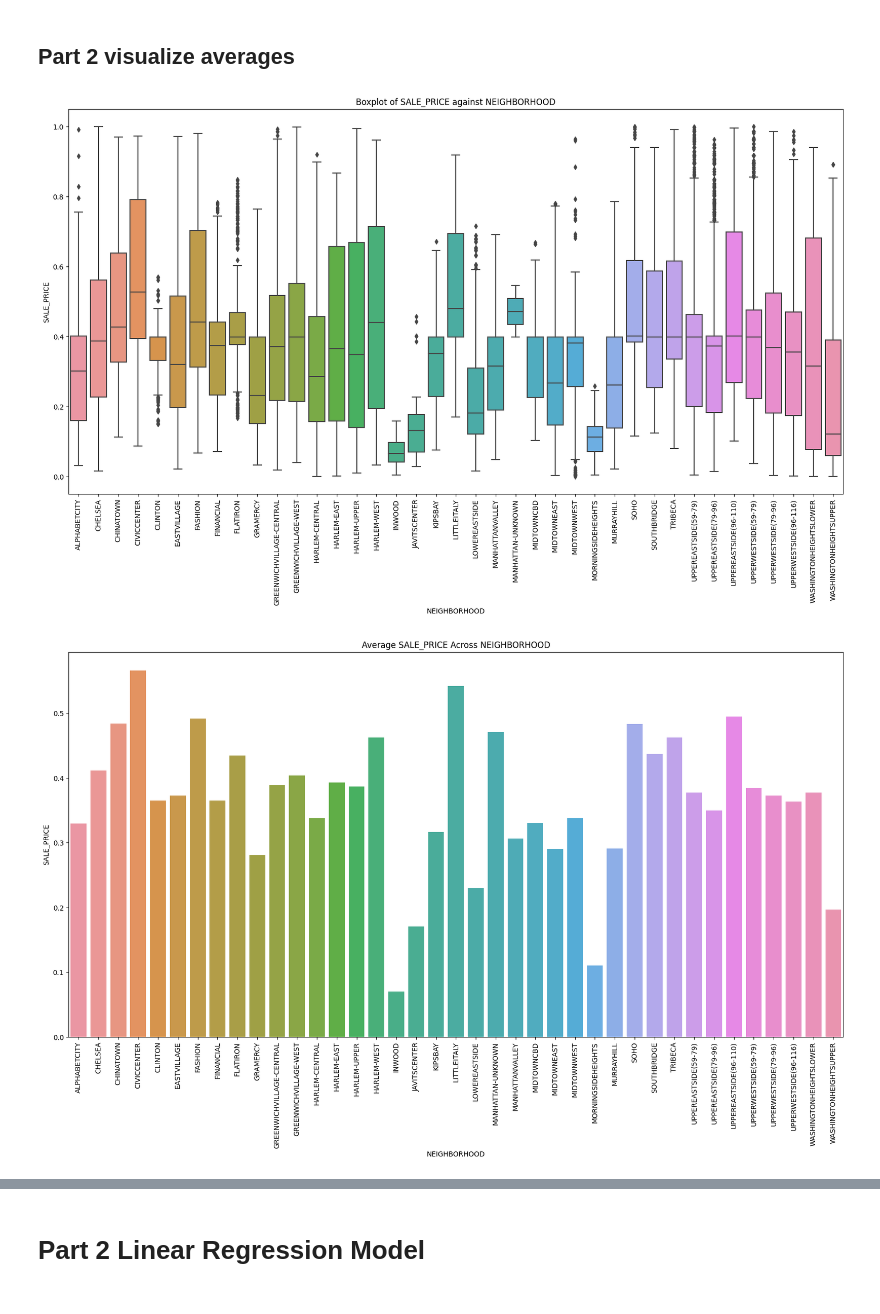
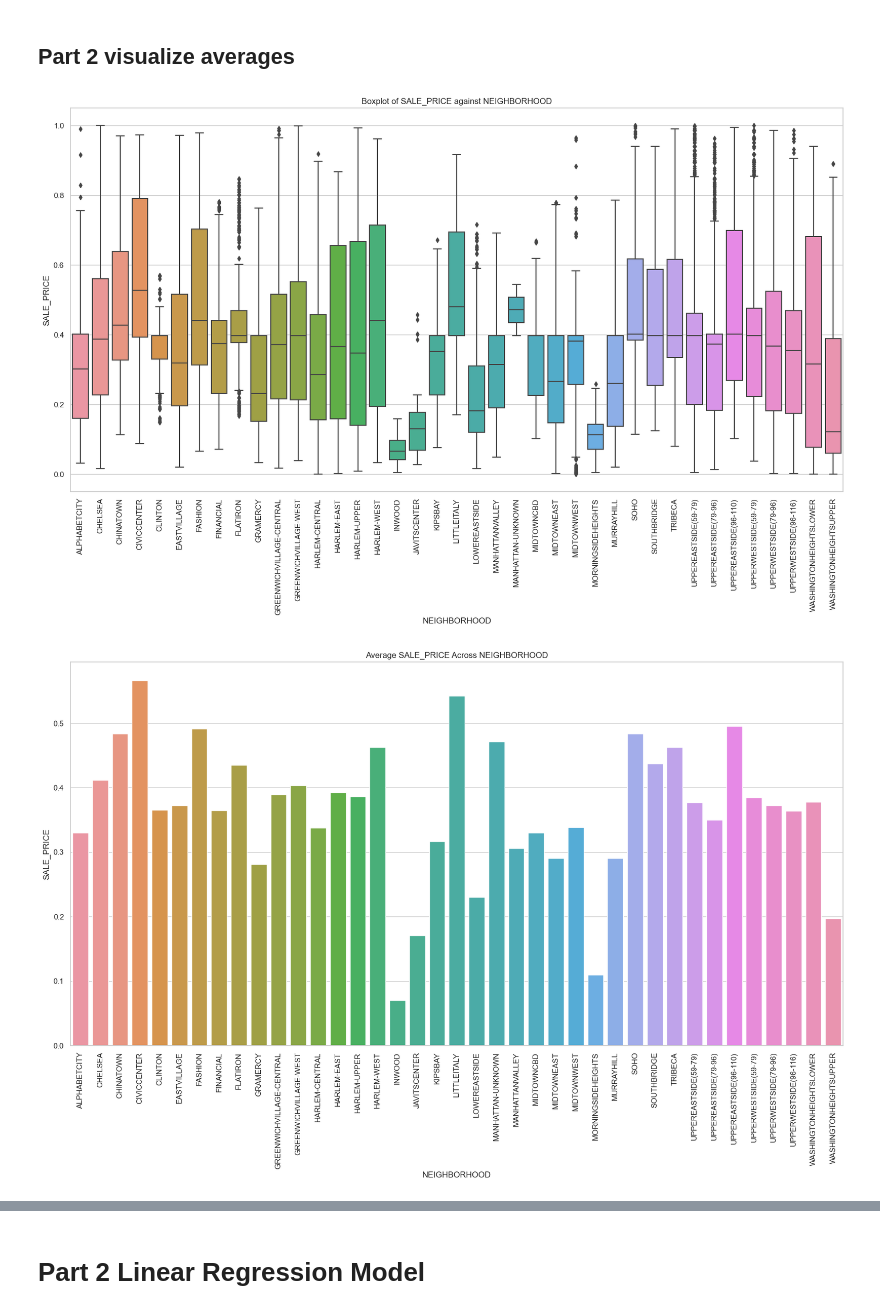
Before and after one commit to ZachLSoftware/BigData_CW, a Jupyter notebook: main_Complete.ipynb, the cells around one changed output, grey strips where cells are left out. Saved outputs shown, nothing was run; the diff lists cells and outputs as text; code cells hidden in the pictures.

Commit message:
Added a few visualizations and added a data table for Clusters

```diff
--- a/main_Complete.ipynb
+++ b/main_Complete.ipynb
@@ -125,6 +125,9 @@ def iterativeImputations(df, columns):
 # %% [markdown]
 <h1>Graphing Functions</h1>
 # %%
+#Sets a whitegrid for all plots
+sns.set(style='whitegrid')
+
 """Creates a boxplot against any two columns"""
 def boxPlot(df, y, x):
     plt.figure(figsize=[20,10])
@@ -186,7 +189,7 @@ def regressionFitNumerical(df, target, column):
     predicted=model.predict(df[column])
     plt.plot(df[column],df[target], 'bo')
     plt.plot(df[column], predicted, 'r-', linewidth=2)
-    #plt.title('Linear Regression Fit')
+
     plt.show()
     print('\n',model.params)
     print("confidence interval:\n", model.conf_int(alpha=0.05),'\n')
@@ -194,25 +197,26 @@ def regressionFitNumerical(df, target, column):
     print("R-Squared", model.rsquared)
 
 """Create a scatter plot and a regression line for Predicted vs Actual data"""
-def predVAct(y_pred,y_test, model_type):
-    plt.scatter(y_test, y_pred, alpha=0.5)
-
-    # Add a regression line to the plot
-    p1 = max(max(y_pred), max(y_test))
-    p2 = min(min(y_pred), min(y_test))
-    plt.plot([p1, p2], [p1, p2], 'b-')
+def predVAct(y_pred, y_test, model_type):
+    ax = sns.regplot(x=y_test, y=y_pred, scatter_kws={'alpha': 0.5}, line_kws={'color': 'blue'})
 
     # Set axis labels and title
-    plt.xlabel('Actual Prices')
-    plt.ylabel('Predicted Prices')
-    plt.title(model_type)
+    ax.set_xlabel('Actual Prices')
+    ax.set_ylabel('Predicted Prices')
+    ax.set_title(model_type)
 
     # Show the plot
     plt.show()
 
+def countVisual(df, x, group_size):
+    groups = pd.cut(df[x], bins=range(int(df[x].min()), int(df[x].max()) + group_size, group_size))
+    fig = plt.figure(figsize=[20, 10])
+    sns.countplot(x=groups, data=df)
+    plt.xticks(rotation = 'vertical')
+    plt.show()
 
 """Plot the residuals of a model"""
-def showResidualsHist(y_test,y_pred,X_test, model):
+def showResidualsHist(y_test,y_pred):
     #Plot histogram of residuals
     residuals = y_test - y_pred
     sns.histplot(residuals, kde=True)
@@ -220,8 +224,8 @@ def showResidualsHist(y_test,y_pred,X_test, model):
     plt.show()
 
 #Plot residuals
-def showResidualsscatter(y_test,X_test, model):
-    res = y_test - model.predict(X_test)
+def showResidualsscatter(y_test,y_pred):
+    res = y_test - y_pred
     plt.plot(res, 'go')
     plt.title("Residuals")
     plt.show()
@@ -629,7 +633,10 @@ Resulting Dataset after clean and Imputation:  (16898, 19)
 # %%
 #Check box and average to ensure cleaning left a good selection
 boxPlot(part2_normalized, 'SALE_PRICE', 'NEIGHBORHOOD')
 averagePrice(part2_normalized, 'SALE_PRICE', 'NEIGHBORHOOD')
+averagePrice(part2_normalized, 'SALE_PRICE', 'YEAR_BUILT')
+countVisual(part2_normalized,'YEAR_BUILT', 10)
+heatMap(part2_normalized)
 # %% [output]
-[figure, old version]
+[figure, new version]
-[figure, old version]
+[figure, new version]
```
Also changed, not shown: parts of 15 cells of this notebook.
